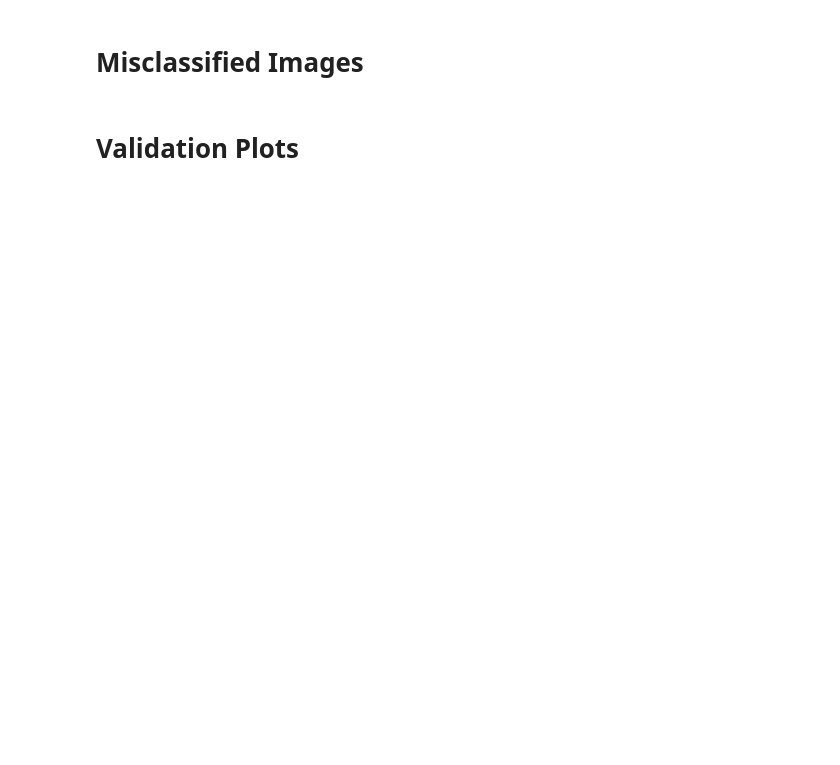
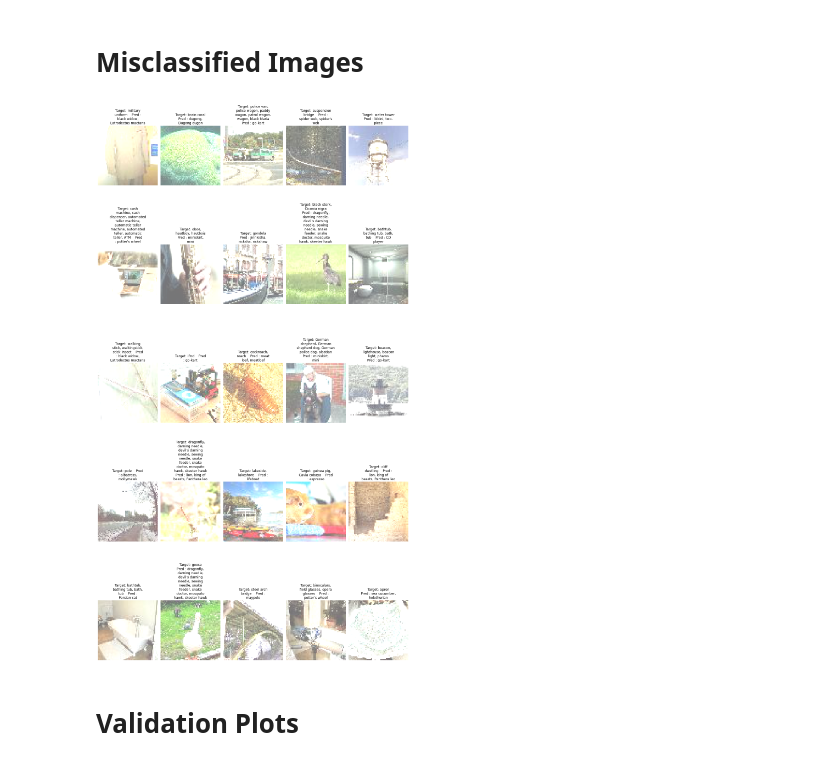
Before and after one commit to anubhabPanda/TSAI-EVA5, a Jupyter notebook: Week12/EVA5S12.ipynb, the cells around one changed output. Drawn from its saved outputs; the diff is of its cells as text; code cells hidden in the pictures; blank space fills up the shorter version.

```diff
--- a/Week12/EVA5S12.ipynb
+++ b/Week12/EVA5S12.ipynb
@@ -145,7 +214,9 @@ grad_cam(image, 'grad_cam', (8,8))
 # Misclassified Images
 # %%
 class_idx = trainset.class_to_idx
-utils.plot_incorrect_images(misclassified_imgs, class_idx, plot_size=(8, 8))
+utils.plot_incorrect_images(misclassified_imgs, class_idx, plot_size=(16, 30))
+# %% [output]
+[figure, added]
 # %% [markdown]
 # Validation Plots
 # %%
```
Also changed, not shown: parts of 28 cells of this notebook, 3 other files.
